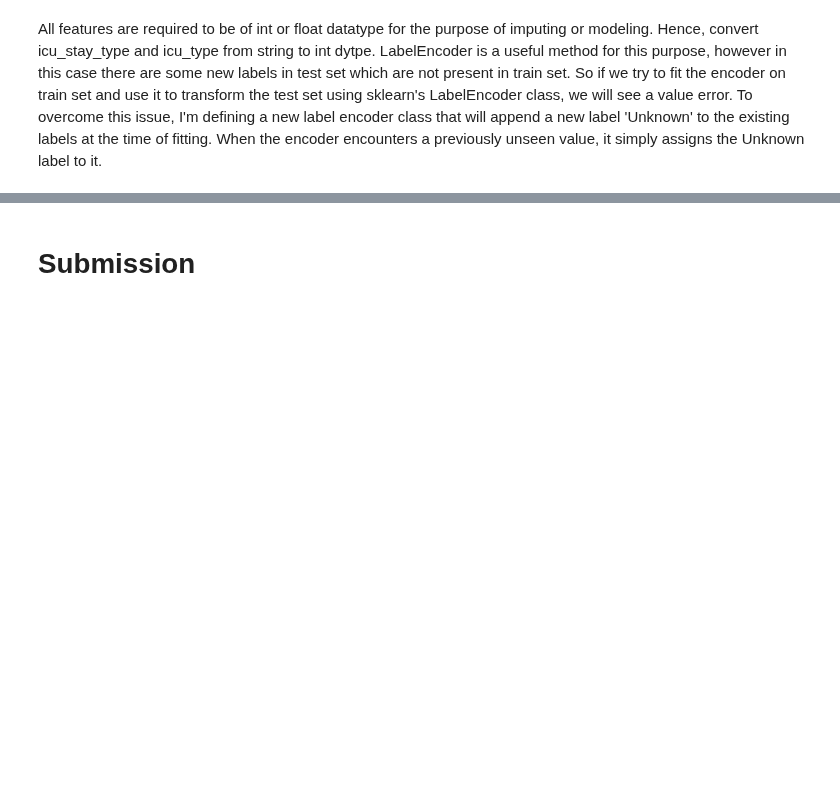
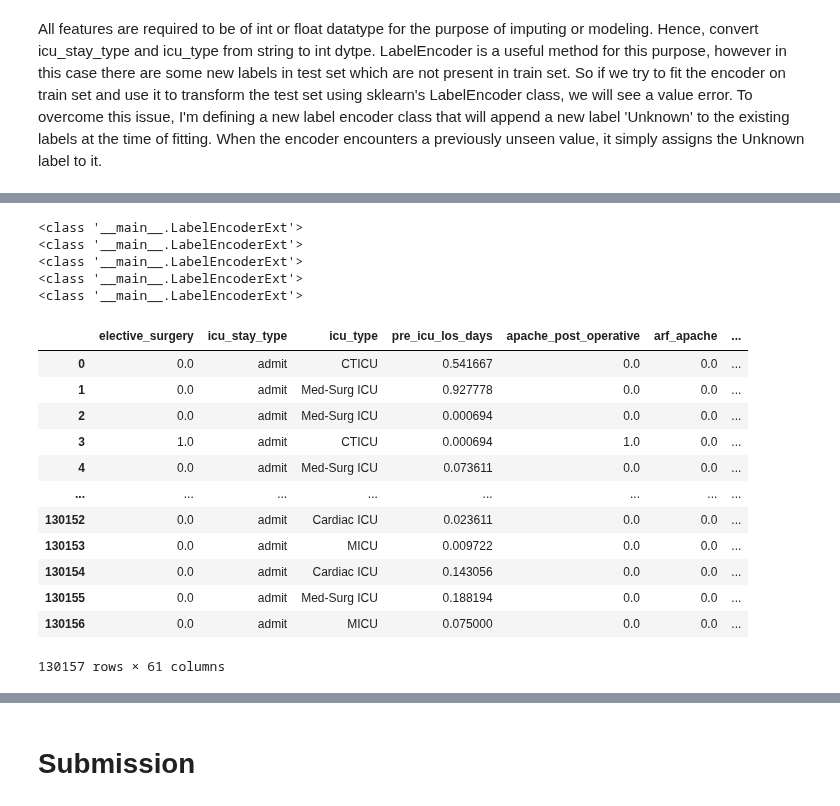
Before and after one commit to sreedevigattu/wids2021, a Jupyter notebook: model.ipynb, the cells around one changed output, grey strips where cells are left out. Cells and saved outputs as stored; diff of their text form; code cells hidden in the pictures; blank space fills up the shorter version.

```diff
--- a/model.ipynb
+++ b/model.ipynb
@@ -599,0 +496,25 @@ After LE: <class 'pandas.core.frame.DataFrame'> [1 0 2 3 4 nan]
+# %%
+label_encoders = {}
+
+# Convert categories/labels to numeric values.
+# Note: This should be used only for iterative imputation
+def encodeCategories(df, cols):
+    for col in cols:
+        le = LabelEncoderExt()
+        le.fit(df[col])
+        print(le.classes_)
+        label_encoders[col] = le
+        df[col] = le.transform(df[col])
+
+    return df
+
+# Convert numeric values to categories/labels
+def decodeCategories(df, cols):
+    for col in cols:
+        print(type(label_encoders[col]))
+        df[col] = df[col].astype(int)
+        df[[col]] = label_encoders[col].inverse_transform(df[[col]])
+
+    return df
+# %%
+df_5 = encodeCategories(df_5, obj_cols_5)
@@ -599,0 +550,7 @@ After LE: <class 'pandas.core.frame.DataFrame'> [1 0 2 3 4 nan]
+# %%
+tic = datetime.now()
+iter_imp = IterativeImputer(random_state=0) # instantiate IterativeImputer
+np_df_5 = iter_imp.fit_transform(df_5) # fit and transform the data
+df_5 = pd.DataFrame(np_df_5, columns=df_5.columns)
+toc = datetime.now()
+print(f"IterativeImputer took {toc-tic}sec")
@@ -599,0 +575,24 @@ After LE: <class 'pandas.core.frame.DataFrame'> [1 0 2 3 4 nan]
+# %%
+df_5 = decodeCategories(df_5, obj_cols_5)
+# %% [output]
+<class '__main__.LabelEncoderExt'>
+<class '__main__.LabelEncoderExt'>
+<class '__main__.LabelEncoderExt'>
+<class '__main__.LabelEncoderExt'>
+<class '__main__.LabelEncoderExt'>
+# %%
+df_5
+# %% [output]
+|  | elective_surgery | icu_stay_type | icu_type | pre_icu_los_days | apache_post_operative | arf_apache | ... |
+| 0 | 0.0 | admit | CTICU | 0.541667 | 0.0 | 0.0 | ... |
+| 1 | 0.0 | admit | Med-Surg ICU | 0.927778 | 0.0 | 0.0 | ... |
+| 2 | 0.0 | admit | Med-Surg ICU | 0.000694 | 0.0 | 0.0 | ... |
+| 3 | 1.0 | admit | CTICU | 0.000694 | 1.0 | 0.0 | ... |
+| 4 | 0.0 | admit | Med-Surg ICU | 0.073611 | 0.0 | 0.0 | ... |
+| ... | ... | ... | ... | ... | ... | ... | ... |
+| 130152 | 0.0 | admit | Cardiac ICU | 0.023611 | 0.0 | 0.0 | ... |
+| 130153 | 0.0 | admit | MICU | 0.009722 | 0.0 | 0.0 | ... |
+| 130154 | 0.0 | admit | Cardiac ICU | 0.143056 | 0.0 | 0.0 | ... |
+| 130155 | 0.0 | admit | Med-Surg ICU | 0.188194 | 0.0 | 0.0 | ... |
+| 130156 | 0.0 | admit | MICU | 0.075000 | 0.0 | 0.0 | ... |
+130157 rows × 61 columns
```
Also changed, not shown: parts of 76 cells of this notebook, 1 other file.
